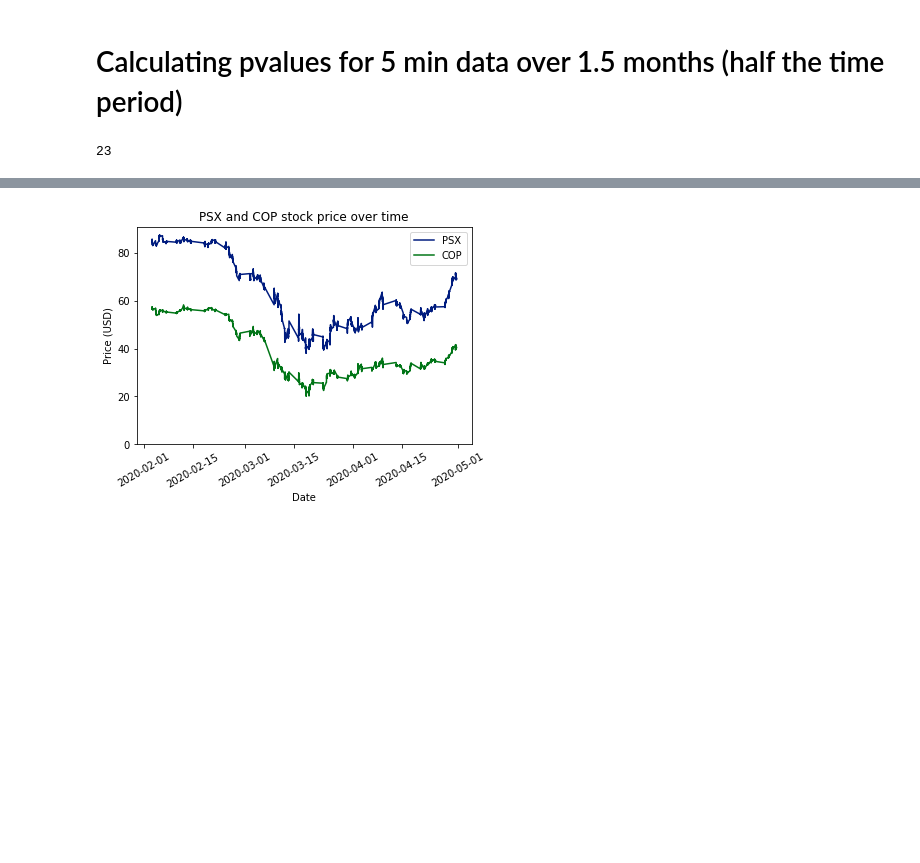
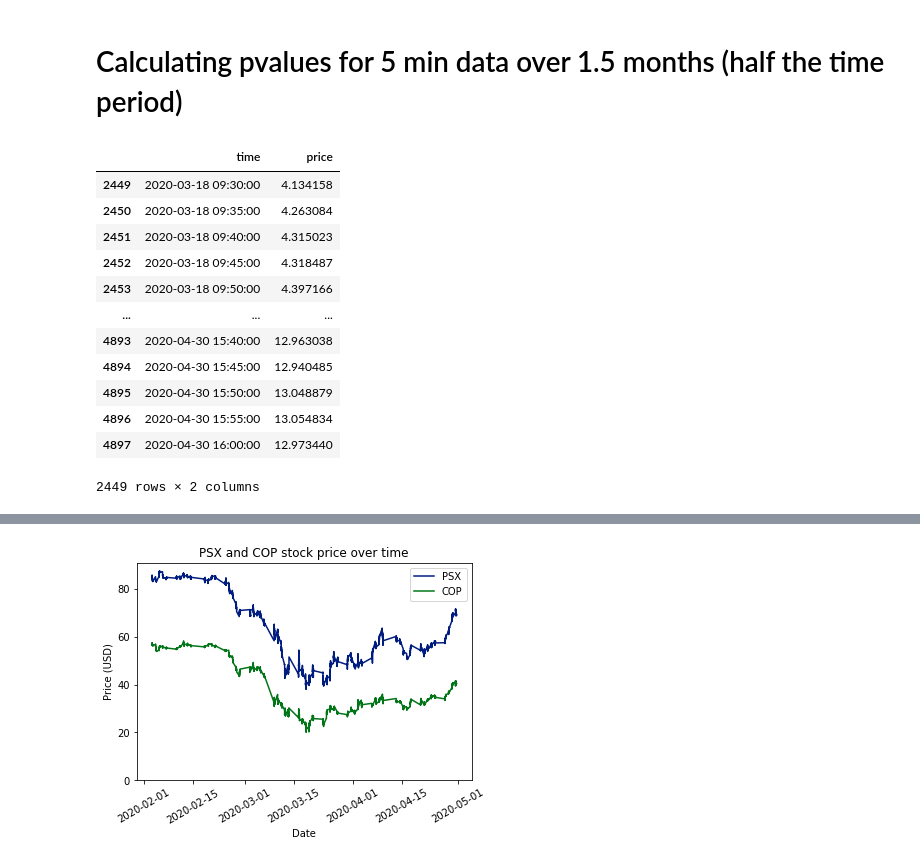
Before and after one commit to VeckoTheGecko/QFin-Pairs-trading, a Jupyter notebook: Cointegration analysis.ipynb, the cells around one changed output, grey strips where cells are left out. Drawn from its saved outputs; the diff is of its cells as text; code cells hidden in the pictures; blank space fills up the shorter version.

```diff
--- a/Cointegration analysis.ipynb
+++ b/Cointegration analysis.ipynb
@@ -59,7 +56,20 @@ end = datetime.strptime("30/04/2020", "%d/%m/%Y")
-# %%
-len(BY_INDUSTRY["Energy"])
-# %% [output]
-23
+# %%
+data = BY_INDUSTRY["Energy"][0].five_minute()
+data[int(data.shape[0]/2):]
+# %% [output]
+|  | time | price |
+| 2449 | 2020-03-18 09:30:00 | 4.134158 |
+| 2450 | 2020-03-18 09:35:00 | 4.263084 |
+| 2451 | 2020-03-18 09:40:00 | 4.315023 |
+| 2452 | 2020-03-18 09:45:00 | 4.318487 |
+| 2453 | 2020-03-18 09:50:00 | 4.397166 |
+| ... | ... | ... |
+| 4893 | 2020-04-30 15:40:00 | 12.963038 |
+| 4894 | 2020-04-30 15:45:00 | 12.940485 |
+| 4895 | 2020-04-30 15:50:00 | 13.048879 |
+| 4896 | 2020-04-30 15:55:00 | 13.054834 |
+| 4897 | 2020-04-30 16:00:00 | 12.973440 |
+2449 rows × 2 columns
 # %%
 import seaborn as sns
 
```
Also changed, not shown: parts of 4 cells of this notebook, 2 other files.
